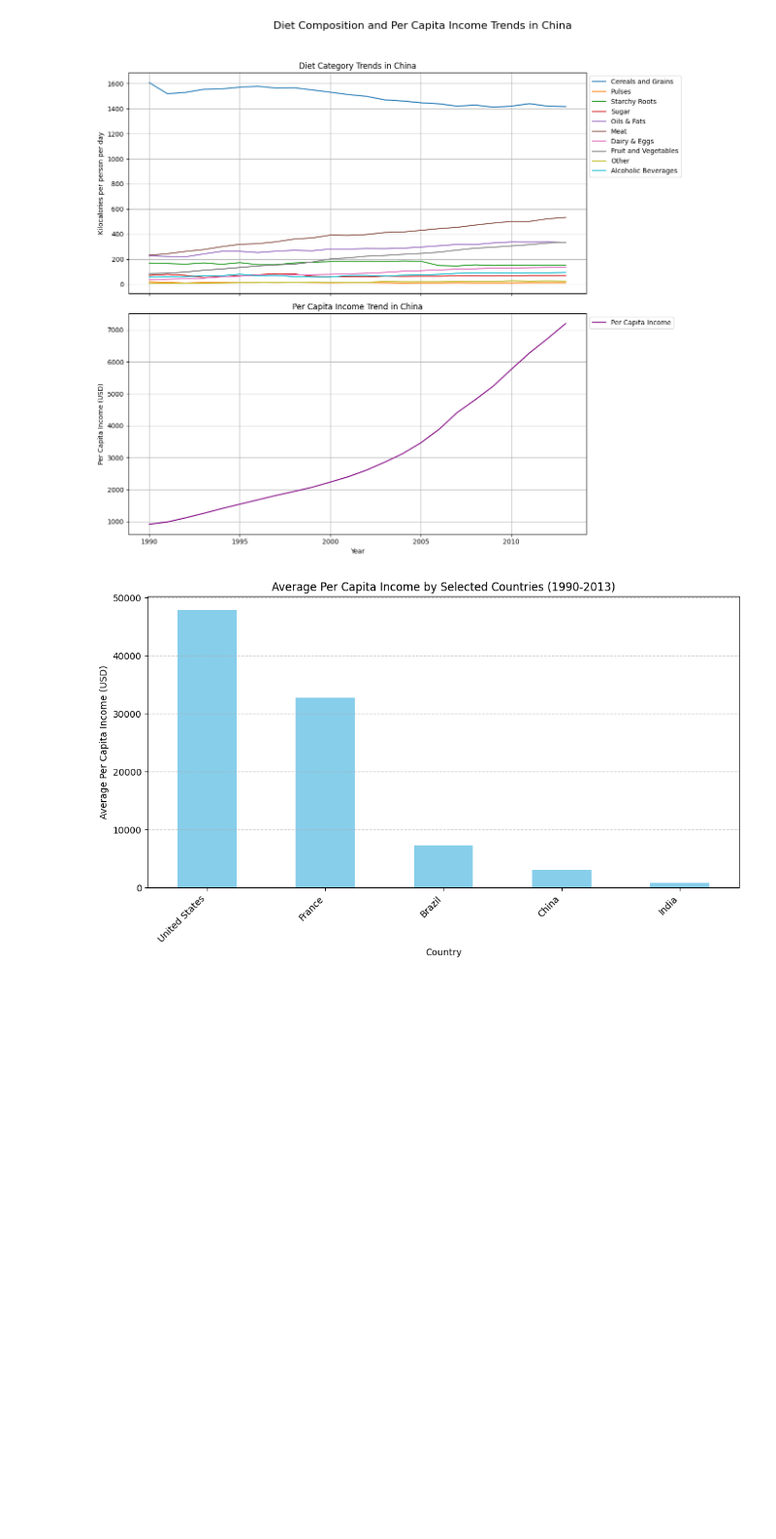
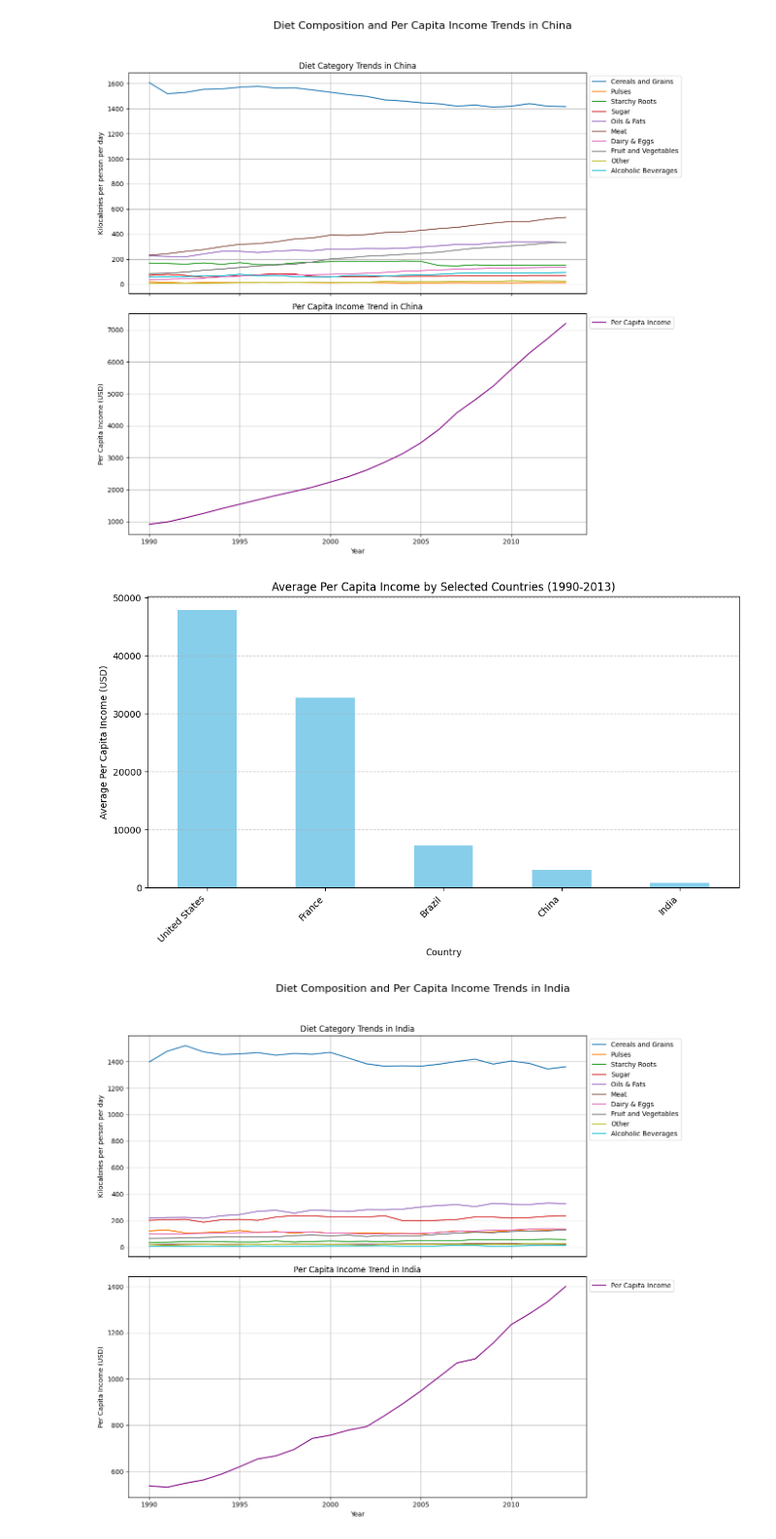
Before and after one commit to yashiigupta/Nutrition-and-Obesity-Trends, a Jupyter notebook: notebooks/diet_percapita_trends.ipynb, the cells around one changed output. Shown at 97% size. Cells and saved outputs as stored; diff of their text form; code cells hidden in the pictures; blank space fills up the shorter version.

Commit message:
Diet category trend

```diff
--- a/notebooks/diet_percapita_trends.ipynb
+++ b/notebooks/diet_percapita_trends.ipynb
@@ -445,3 +445,74 @@ plt.tight_layout()
 plt.show()
 # %% [output]
 [figure]
+# %%
+import pandas as pd
+import matplotlib.pyplot as plt
+
+# Filter df1 for GDP per capita
+gdp_df = df1[df1['Series Name'] == 'GDP per capita (constant 2015 US$)'].copy()
+
+# Melt the year columns
+year_cols = [col for col in gdp_df.columns if 'YR' in col]
+gdp_melted = gdp_df.melt(id_vars=['Country Name', 'Country Code', 'Series Name', 'Series Code'],
+                       value_vars=year_cols,
+                       var_name='Year',
+                       value_name='Per_Capita_Income')
+
+# Clean the 'Year' column
+gdp_melted['Year'] = gdp_melted['Year'].str.extract(r'(\d{4})').astype(int)
+
+# Convert 'Per_Capita_Income' to numeric
+gdp_melted['Per_Capita_Income'] = pd.to_numeric(gdp_melted['Per_Capita_Income'], errors='coerce')
+
+# Rename 'Country Name' to 'Entity'
+gdp_melted.rename(columns={'Country Name': 'Entity'}, inplace=True)
+
+# Merge df and gdp_melted
+merged_df = pd.merge(df, gdp_melted[['Entity', 'Year', 'Per_Capita_Income']], on=['Entity', 'Year'], how='inner')
+# --- End of code to recreate merged_df ---
+
+# Identify diet category columns
+diet_columns = [
+    'Cereals and Grains (FAO (2017)) (kilocalories per person per day)',
+    'Pulses (FAO (2017)) (kilocalories per person per day)',
+    'Starchy Roots (FAO (2017)) (kilocalories per person per day)',
+    'Sugar (FAO (2017)) (kilocalories per person per day)',
+    'Oils & Fats (FAO (2017)) (kilocalories per person per day)',
+    'Meat (FAO (2017)) (kilocalories per person per day)',
+    'Dairy & Eggs (FAO (2017)) (kilocalories per person per day)',
+    'Fruit and Vegetables (FAO (2017)) (kilocalories per person per day)',
+    'Other (FAO (2017)) (kilocalories per person per day)',
+    'Alcoholic Beverages (FAO (2017)) (kilocalories per person per day)'
+]
+
+# Filter for 'India'
+country = 'India'
+india_df = merged_df[merged_df['Entity'] == country].copy()
+
+if not india_df.empty:
+    fig, axes = plt.subplots(2, 1, figsize=(14, 12), sharex=True)
+    fig.suptitle(f'Diet Composition and Per Capita Income Trends in {country}', fontsize=16)
+
+    # Plot diet categories
+    for col in diet_columns:
+        axes[0].plot(india_df['Year'], india_df[col], label=col.split('(')[0].strip())
+    axes[0].set_ylabel('Kilocalories per person per day')
+    axes[0].set_title('Diet Category Trends in India')
+    axes[0].legend(loc='upper left', bbox_to_anchor=(1, 1))
+    axes[0].grid(True)
+
+    # Plot per capita income
+    axes[1].plot(india_df['Year'], india_df['Per_Capita_Income'], label='Per Capita Income', color='purple')
+    axes[1].set_xlabel('Year')
+    axes[1].set_ylabel('Per Capita Income (USD)')
+    axes[1].set_title('Per Capita Income Trend in India')
+    axes[1].grid(True)
+    axes[1].legend(loc='upper left', bbox_to_anchor=(1, 1))
+
+    plt.tight_layout(rect=[0, 0.03, 0.9, 0.95])
+    plt.show()
+else:
+    print(f"No data found for {country}")
+# %% [output]
+[figure, added]
```
Also changed, not shown: parts of 1 cell of this notebook.
